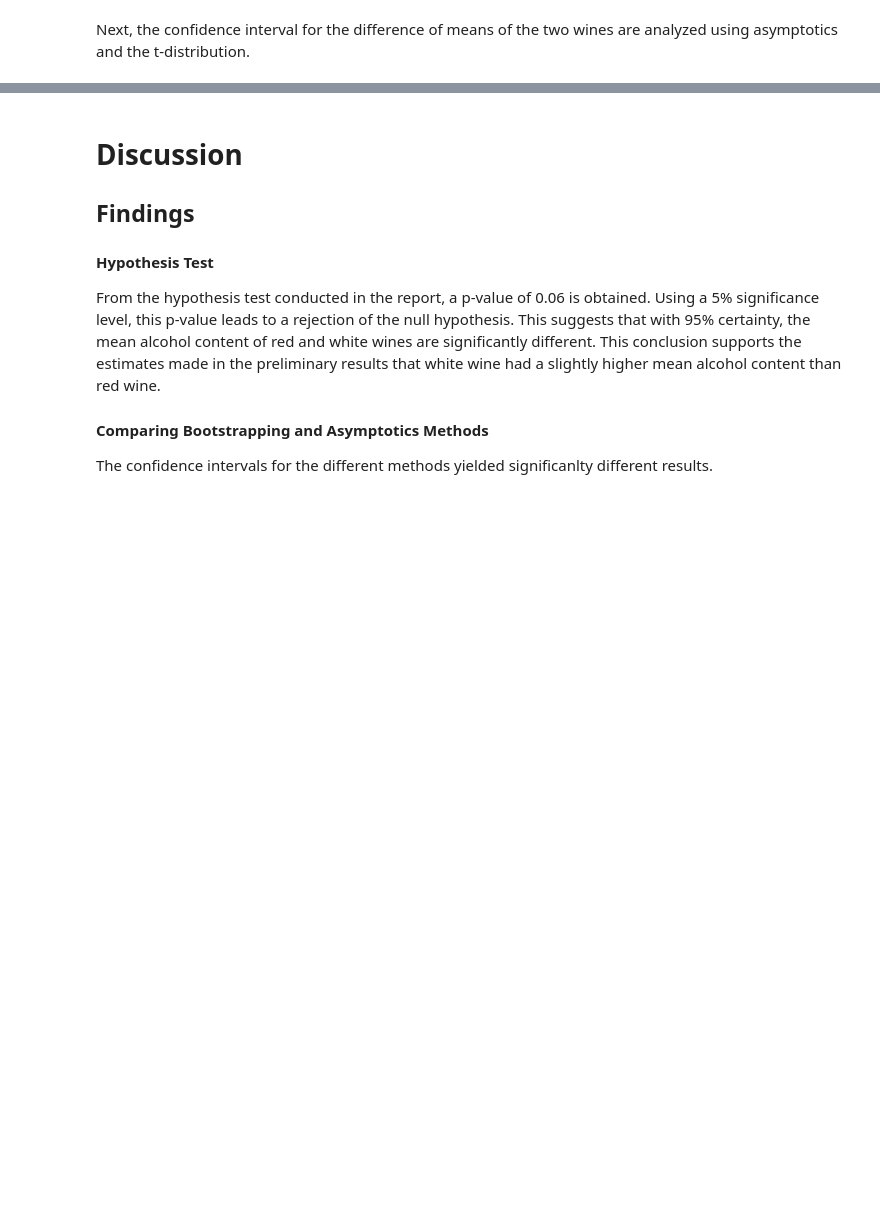
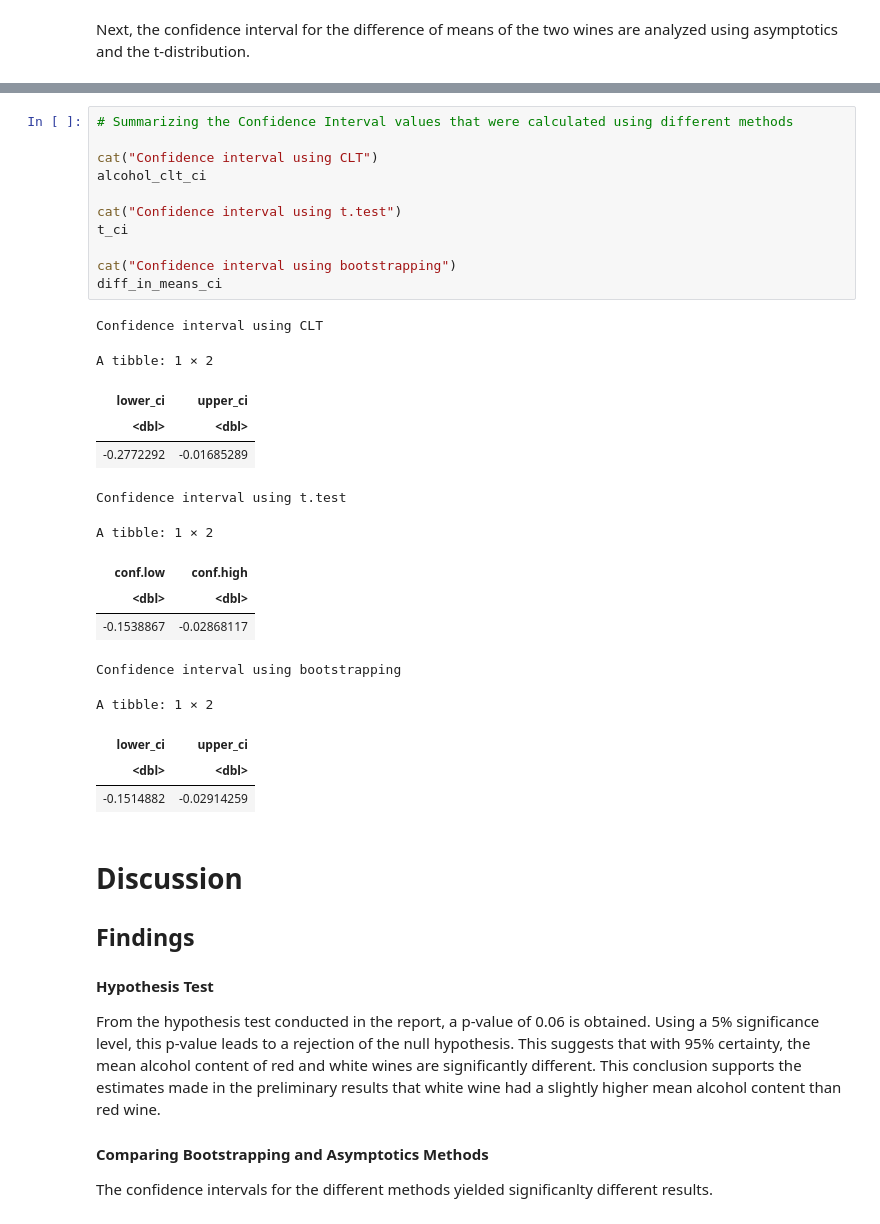
Before and after one commit to Jaskaran1116/STAT-201-Group-Project-23, a Jupyter notebook: analysis.ipynb, the cells around one changed output, grey strips where cells are left out. Cells and saved outputs as stored; diff of their text form; blank space fills up the shorter version.

```diff
--- a/analysis.ipynb
+++ b/analysis.ipynb
@@ -492,3 +593,30 @@ t_ci
+# %%
+# Summarizing the Confidence Interval values that were calculated using different methods
+
+cat("Confidence interval using CLT")
+alcohol_clt_ci
+
+cat("Confidence interval using t.test")
+t_ci
+
+cat("Confidence interval using bootstrapping")
+diff_in_means_ci
+# %% [output]
+Confidence interval using CLT
+A tibble: 1 × 2
+| lower_ci | upper_ci |
+| <dbl> | <dbl> |
+| -0.2772292 | -0.01685289 |
+Confidence interval using t.test
+A tibble: 1 × 2
+| conf.low | conf.high |
+| <dbl> | <dbl> |
+| -0.1538867 | -0.02868117 |
+Confidence interval using bootstrapping
+A tibble: 1 × 2
+| lower_ci | upper_ci |
+| <dbl> | <dbl> |
+| -0.1514882 | -0.02914259 |
 # %% [markdown]
 # Discussion
 ## Findings
```
Also changed, not shown: parts of 20 cells of this notebook.
